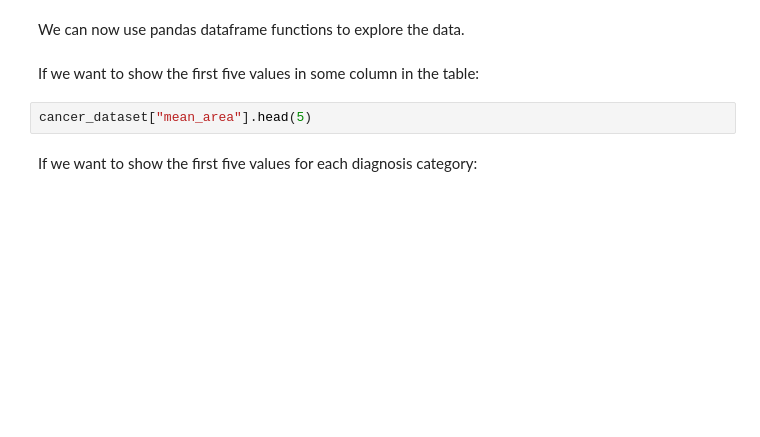
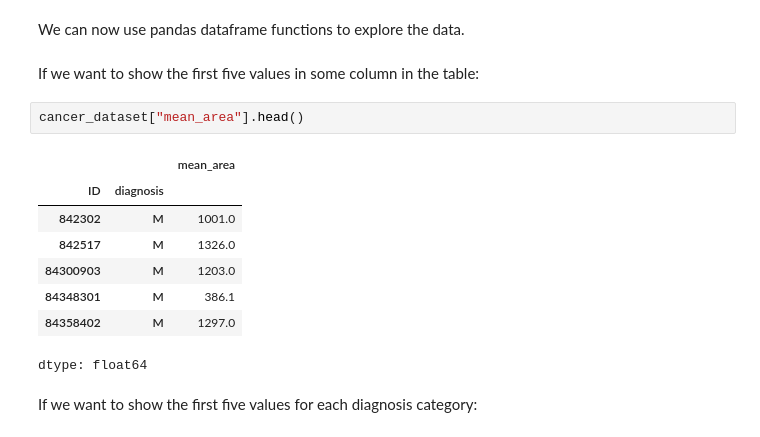
Before and after one commit to BIOL359A-FoundationsOfQBio-Spr25/week2_statisticaltests, a Jupyter notebook: statistical_tests.ipynb, the cells around one changed output. Cells and saved outputs as stored; diff of their text form; blank space fills up the shorter version.

```diff
--- a/statistical_tests.ipynb
+++ b/statistical_tests.ipynb
@@ -214,7 +236,16 @@ We can now use pandas dataframe functions to explore the data.
 # %% [markdown]
 If we want to show the first five values in some column in the table:
 # %%
-cancer_dataset["mean_area"].head(5)
+cancer_dataset["mean_area"].head()
+# %% [output]
+|  |  | mean_area |
+| ID | diagnosis |  |
+| 842302 | M | 1001.0 |
+| 842517 | M | 1326.0 |
+| 84300903 | M | 1203.0 |
+| 84348301 | M | 386.1 |
+| 84358402 | M | 1297.0 |
+dtype: float64
 # %% [markdown]
 If we want to show the first five values for each diagnosis category:
 # %%
```
Also changed, not shown: parts of 22 cells of this notebook, 1 other file.
